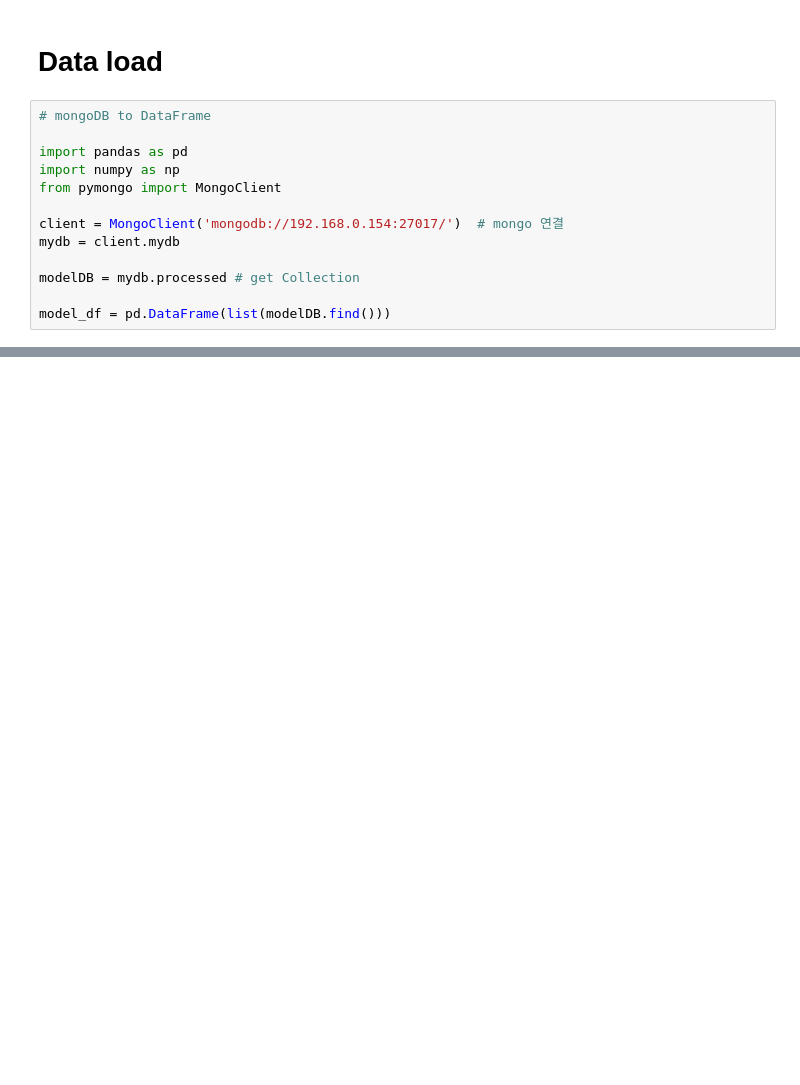
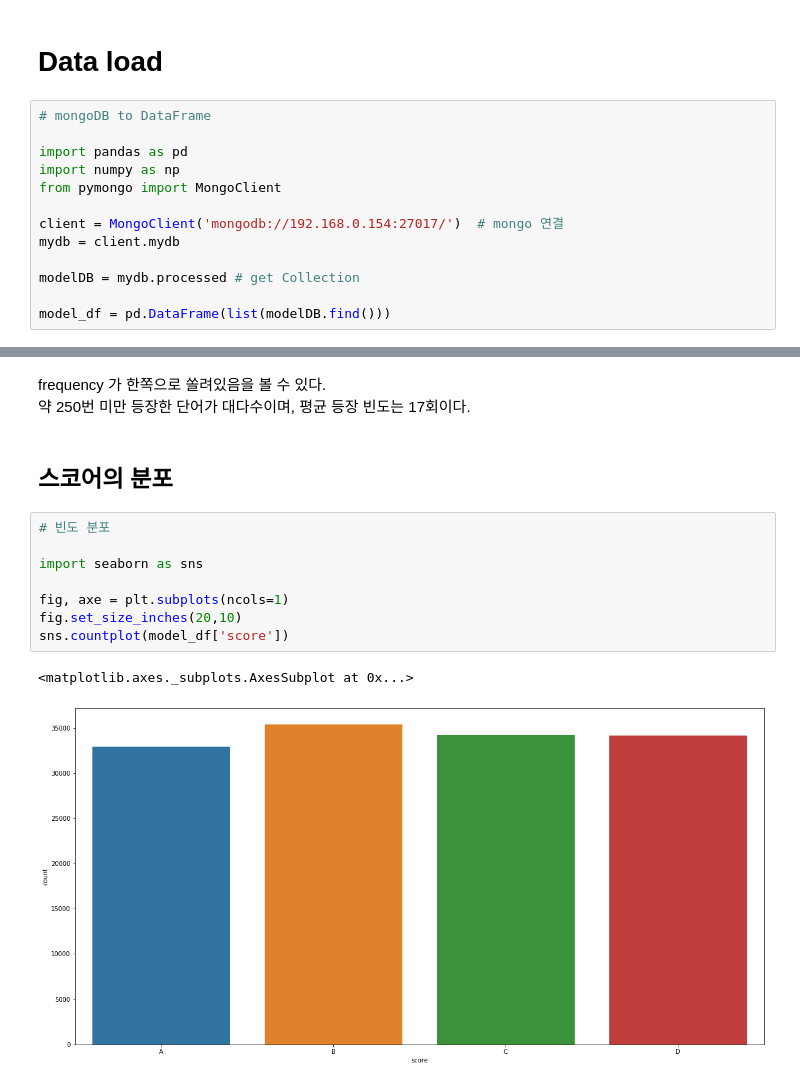
Before and after one commit to ayeongjeong/Naver-Shopping-Title-Recommendation-Service, a Jupyter notebook: IndependentVar_hi.ipynb, the cells around one changed output, grey strips where cells are left out. Cells and saved outputs as stored; diff of their text form; blank space fills up the shorter version.

```diff
--- a/IndependentVar_hi.ipynb
+++ b/IndependentVar_hi.ipynb
@@ -124,0 +219,17 @@ title_frq
+# %% [markdown]
+frequency 가 한쪽으로 쏠려있음을 볼 수 있다.\
+약 250번 미만 등장한 단어가 대다수이며,
+평균 등장 빈도는 17회이다.
+# %% [markdown]
+## 스코어의 분포
+# %%
+# 빈도 분포
+
+import seaborn as sns
+
+fig, axe = plt.subplots(ncols=1)
+fig.set_size_inches(20,10)
+sns.countplot(model_df['score'])
+# %% [output]
+<matplotlib.axes._subplots.AxesSubplot at 0x...>
+[figure, added]
```
Also changed, not shown: parts of 58 cells of this notebook, 3 other files.
